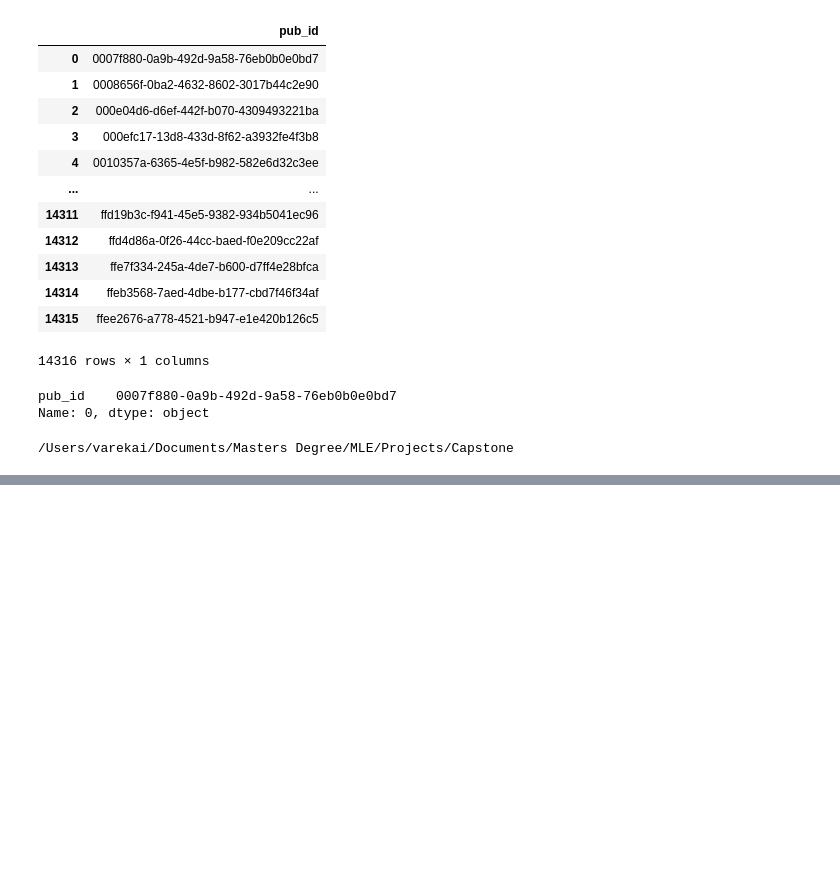
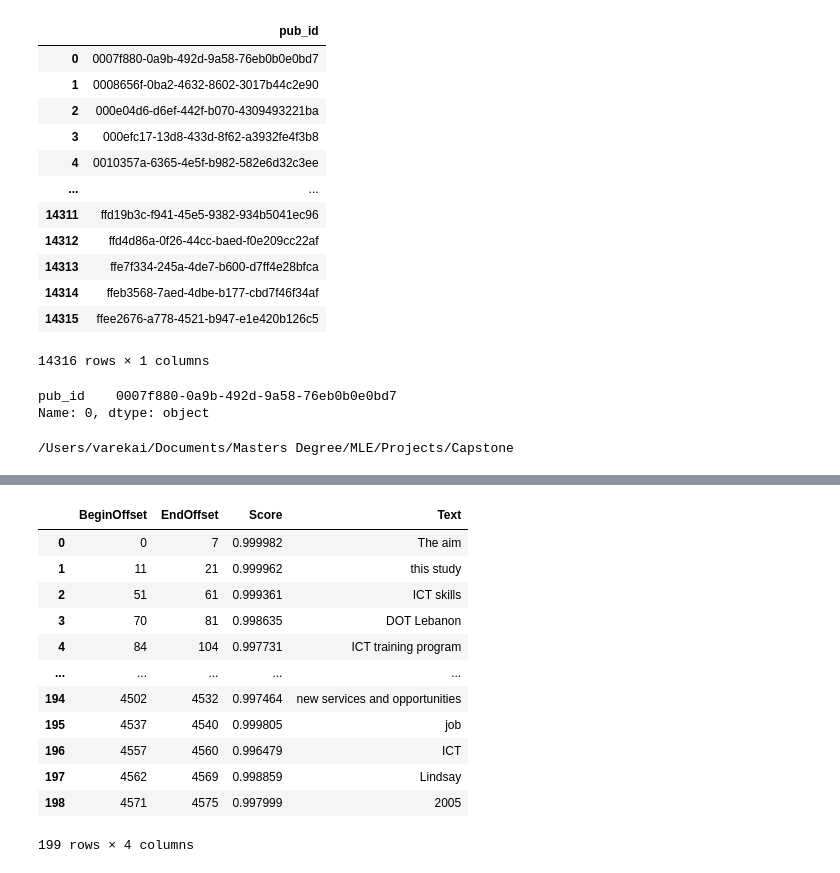
Before and after one commit to cmacbike/Capstone, a Jupyter notebook: AWS Comprehend.ipynb, the cells around one changed output, grey strips where cells are left out. Cells and saved outputs as stored; diff of their text form; code cells hidden in the pictures; blank space fills up the shorter version.

```diff
--- a/AWS Comprehend.ipynb
+++ b/AWS Comprehend.ipynb
@@ -97,0 +166,19 @@ for p_id in id['pub_id']:
+# %%
+dominant_key_phrses_js = js.dumps(comprehend.detect_key_phrases(Text = txtdocten,LanguageCode='en'), sort_keys=True,indent=4)
+# %%
+key_phrases=js.loads(dominant_key_phrses_js)
+pd.json_normalize(key_phrases,'KeyPhrases')
+# %% [output]
+|  | BeginOffset | EndOffset | Score | Text |
+| 0 | 0 | 7 | 0.999982 | The aim |
+| 1 | 11 | 21 | 0.999962 | this study |
+| 2 | 51 | 61 | 0.999361 | ICT skills |
+| 3 | 70 | 81 | 0.998635 | DOT Lebanon |
+| 4 | 84 | 104 | 0.997731 | ICT training program |
+| ... | ... | ... | ... | ... |
+| 194 | 4502 | 4532 | 0.997464 | new services and opportunities |
+| 195 | 4537 | 4540 | 0.999805 | job |
+| 196 | 4557 | 4560 | 0.996479 | ICT |
+| 197 | 4562 | 4569 | 0.998859 | Lindsay |
+| 198 | 4571 | 4575 | 0.997999 | 2005 |
+199 rows × 4 columns
```
Also changed, not shown: parts of 13 cells of this notebook.
